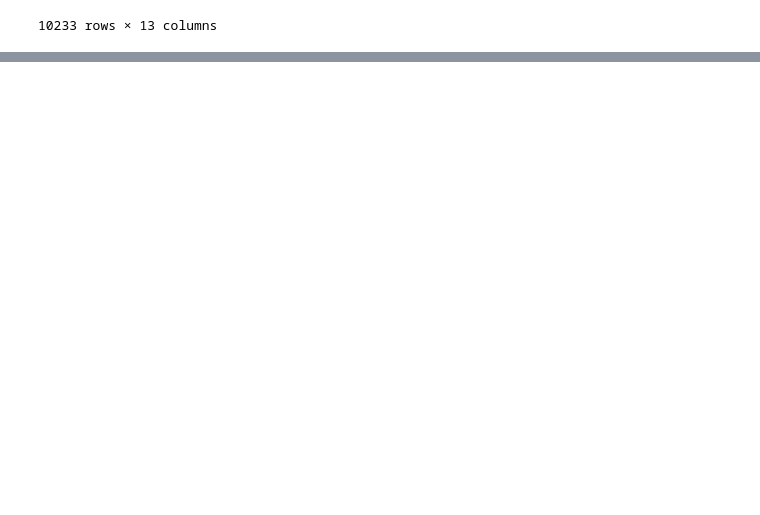
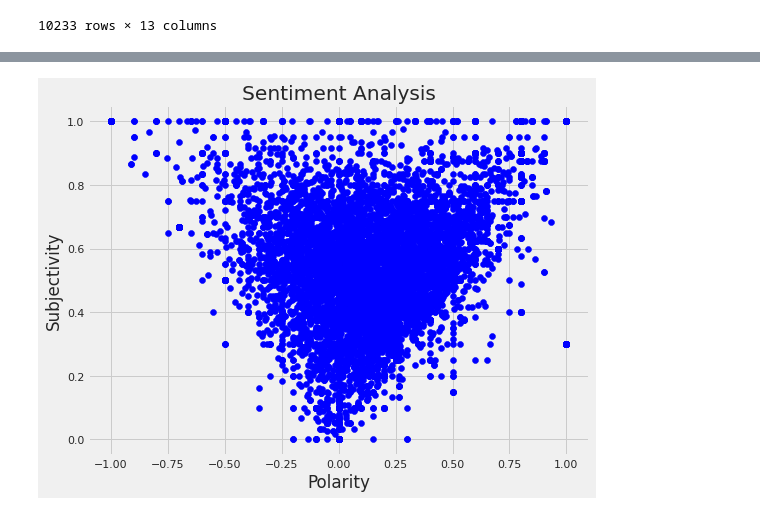
Before and after one commit to cybertraining-dsc/cybertraining-dsc.github.io-v1, a Jupyter notebook: docs/report/fa20-523-307/project/Analysis of Financial Markets based on President Trump's Tweets.ipynb, the cells around one changed output, grey strips where cells are left out. Drawn from its saved outputs; the diff is of its cells as text; code cells hidden in the pictures; blank space fills up the shorter version.

```diff
--- a/docs/report/fa20-523-307/project/Analysis of Financial Markets based on President Trump's Tweets.ipynb
+++ b/docs/report/fa20-523-307/project/Analysis of Financial Markets based on President Trump's Tweets.ipynb
@@ -573,3 +573,13 @@ See the caveats in the documentation: https://pandas.pydata.org/pandas-docs/stab
 | 41120 | 1219066007731310593 | In the House the President got le... | 20599 | 81921 | 02:16:00 | 2020-01-20 | 20 | 1 | 2020 | 1-2020 | ... |
 | 41121 | 1219076533354037249 | A great show Check it out tonight... | 7947 | 34902 | 02:57:49 | 2020-01-20 | 20 | 1 | 2020 | 1-2020 | ... |
 10233 rows × 13 columns
+# %%
+# Print positive tweets
+print('Printing positive tweets:\n')
+j=1
+sortedDF = tweets.sort_values(by=['Polarity'], ascending=False)
+for i in list(sortedDF.index):
+  if( sortedDF['Analysis'][i] == 'Positive'):
+    print(str(j) + ') '+sortedDF['content'][i])
+    print()
+    j=j+1
@@ -575,0 +604,10 @@ See the caveats in the documentation: https://pandas.pydata.org/pandas-docs/stab
+# %%
+# Print negative tweets
+print('Printing negative tweets:\n')
+j=1
+sortedDF = tweets.sort_values(by=['Polarity'], ascending=False)
+for i in list(sortedDF.index):
+  if( sortedDF['Analysis'][i] == 'Negative'):
+    print(str(j) + ') '+sortedDF['content'][i])
+    print()
+    j=j+1
@@ -575,0 +632,11 @@ See the caveats in the documentation: https://pandas.pydata.org/pandas-docs/stab
+# %%
+# Plotting
+plt.figure(figsize=(8,6))
+for i in list(sortedDF.index):
+  plt.scatter(tweets["Polarity"][i], tweets["Subjectivity"][i], color='Blue')
+plt.title('Sentiment Analysis')
+plt.xlabel('Polarity')
+plt.ylabel('Subjectivity')
+plt.show()
+# %% [output]
+[figure, added]
```
Also changed, not shown: parts of 3 cells of this notebook, 6 other files.
